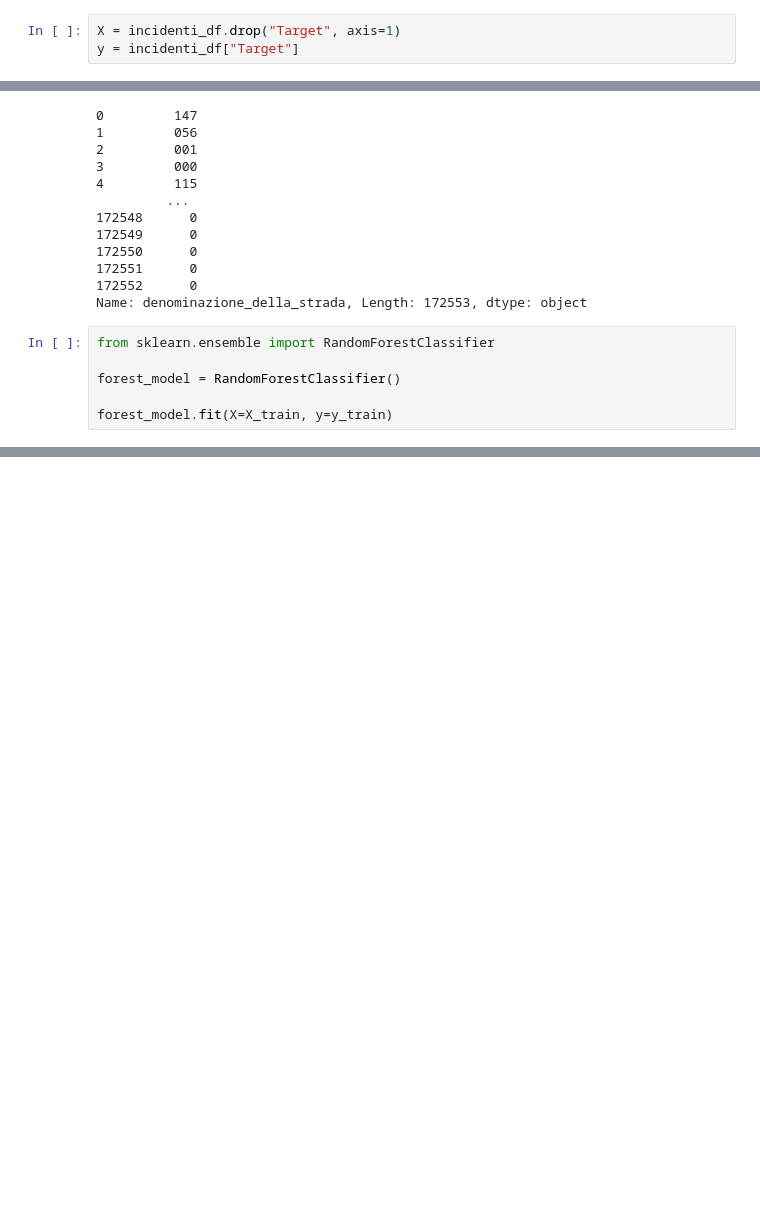
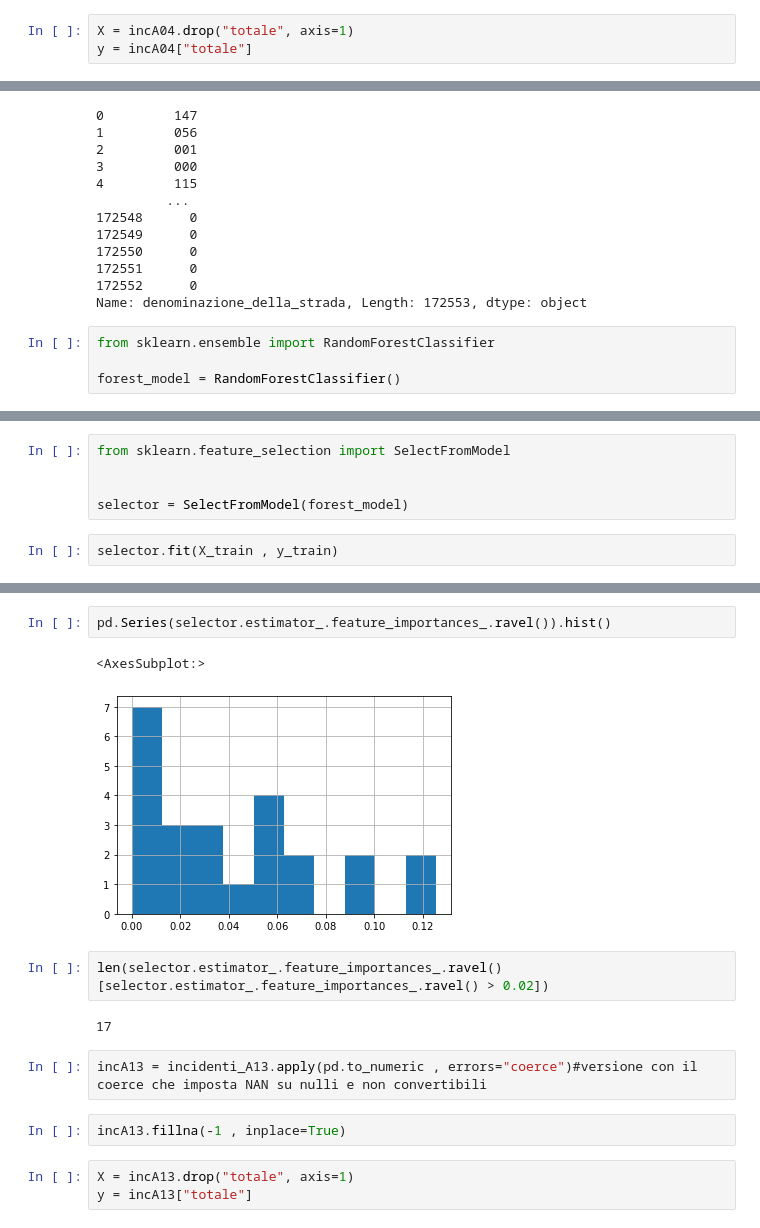
Before and after one commit to nico1654/project_work, a Jupyter notebook: Project_Work.ipynb, the cells around one changed output, grey strips where cells are left out. Cells and saved outputs as stored; diff of their text form; blank space fills up the shorter version.

```diff
--- a/Project_Work.ipynb
+++ b/Project_Work.ipynb
@@ -546,4 +618,4 @@ incidenti_df
 # %%
-X = incidenti_df.drop("Target", axis=1)
-y = incidenti_df["Target"]
+X = incA04.drop("totale", axis=1)
+y = incA04["totale"]
 # %%
@@ -589,5 +661,3 @@ Name: denominazione_della_strada, Length: 172553, dtype: object
 from sklearn.ensemble import RandomForestClassifier
 
 forest_model = RandomForestClassifier()
-
-forest_model.fit(X=X_train, y=y_train)
@@ -595,0 +664,7 @@ ValueError: could not convert string to float: 'A02'
+# %%
+from sklearn.feature_selection import SelectFromModel
+
+
+selector = SelectFromModel(forest_model)
+# %%
+selector.fit(X_train , y_train)
@@ -595,0 +697,16 @@ ValueError: could not convert string to float: 'A02'
+# %%
+pd.Series(selector.estimator_.feature_importances_.ravel()).hist()
+# %% [output]
+<AxesSubplot:>
+[figure, added]
+# %%
+len(selector.estimator_.feature_importances_.ravel()[selector.estimator_.feature_importances_.ravel() > 0.02])
+# %% [output]
+17
+# %%
+incA13 = incidenti_A13.apply(pd.to_numeric , errors="coerce")#versione con il coerce che imposta NAN su nulli e non convertibili
+# %%
+incA13.fillna(-1 , inplace=True)
+# %%
+X = incA13.drop("totale", axis=1)
+y = incA13["totale"]
```
Also changed, not shown: parts of 35 cells of this notebook.
